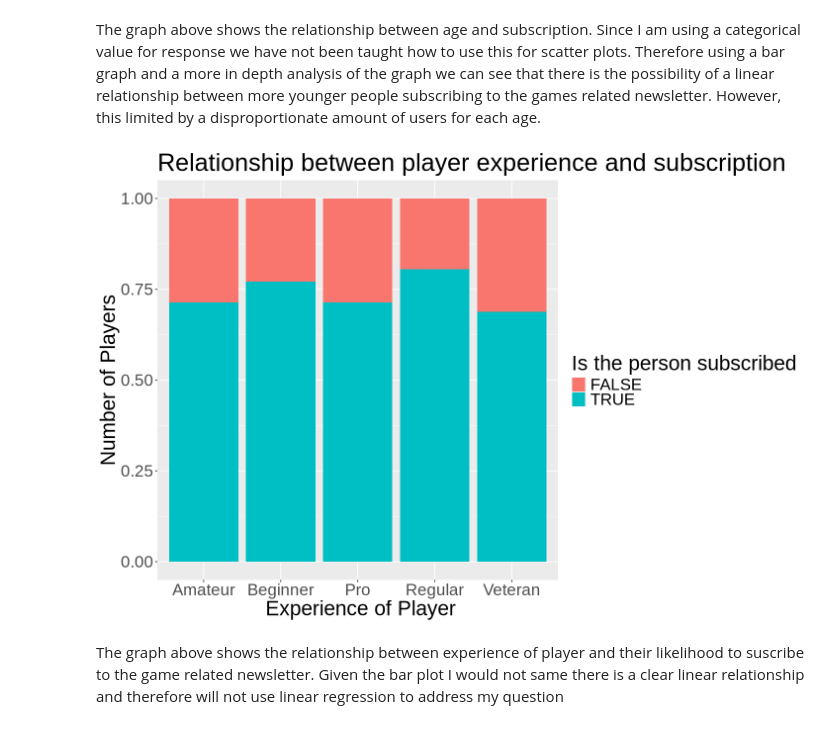
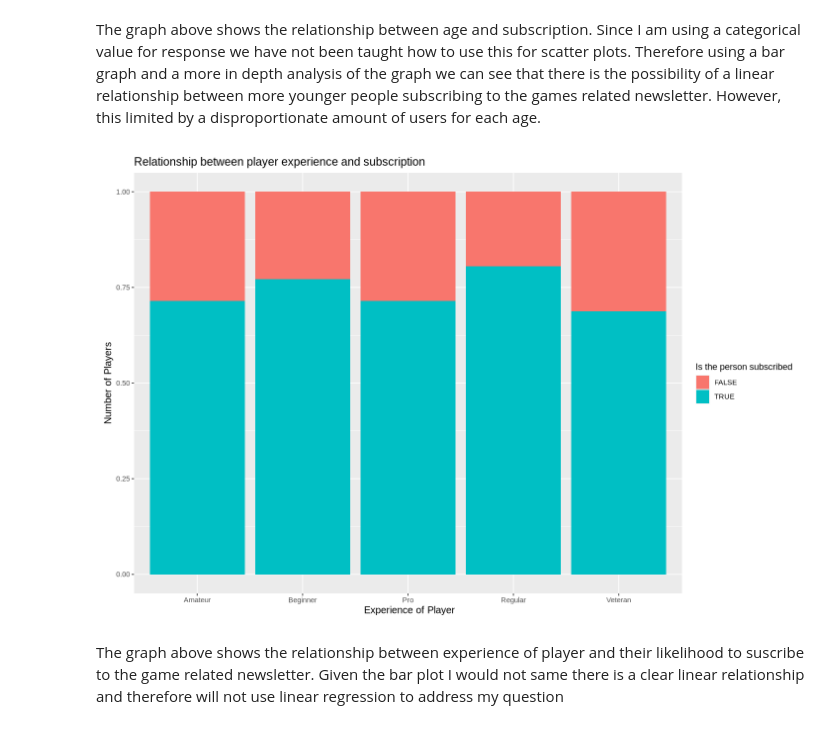
Before and after one commit to Jvantunen/DSCI_minecraft_project_group2, a Jupyter notebook: DSCI_individual_progect_Group_2.ipynb, the cells around one changed output. Cells and saved outputs as stored; diff of their text form; code cells hidden in the pictures.

Commit message:
Edited graph 2

```diff
--- a/DSCI_individual_progect_Group_2.ipynb
+++ b/DSCI_individual_progect_Group_2.ipynb
@@ -197,23 +197,22 @@ Warning message:
 The graph above shows the relationship between age and subscription. Since I am using a categorical value for response we have not been taught how to use this for scatter plots. Therefore using a bar graph and a more in depth analysis of the graph we can see that there is the possibility of a linear relationship between more younger people subscribing to the games related newsletter. However, this limited by a disproportionate amount of users for each age.
 # %%
 #visualization of experience vs suscribe
-options(repr.plot.width = 12, repr.plot.height = 8)
 
 graph_of_experience<- players|>
 ggplot(aes(x = experience, fill = subscribe))+
 geom_bar(position = 'fill')+
 xlab(" Experience of Player") +
 ylab("Number of Players")+
 labs(fill = "Is the person subscribed")+
 ggtitle("Relationship between player experience and subscription")+
-theme(
-    text = element_text(size = 25)
-  )
+theme(plot.title = element_text(size = 14),
+        axis.title = element_text(size = 12),
+        plot.margin = margin(10, 10, 10, 10))
 graph_of_experience
 
-ggsave("graph_of_experience.png", graph_of_experience, width = 8, height = 6, dpi = 300)
+ggsave("graph_of_experience.png", plot = graph_of_experience, width = 8, height = 6, dpi = 150)
 # %% [output]
-[figure, old version]
+[figure, new version]
 # %% [markdown]
 The graph above shows the relationship between experience of player and their likelihood to suscribe to the game related newsletter. Given the bar plot I would not same there is a clear linear relationship and therefore will not use linear regression to address my question
 # %% [markdown]
```
